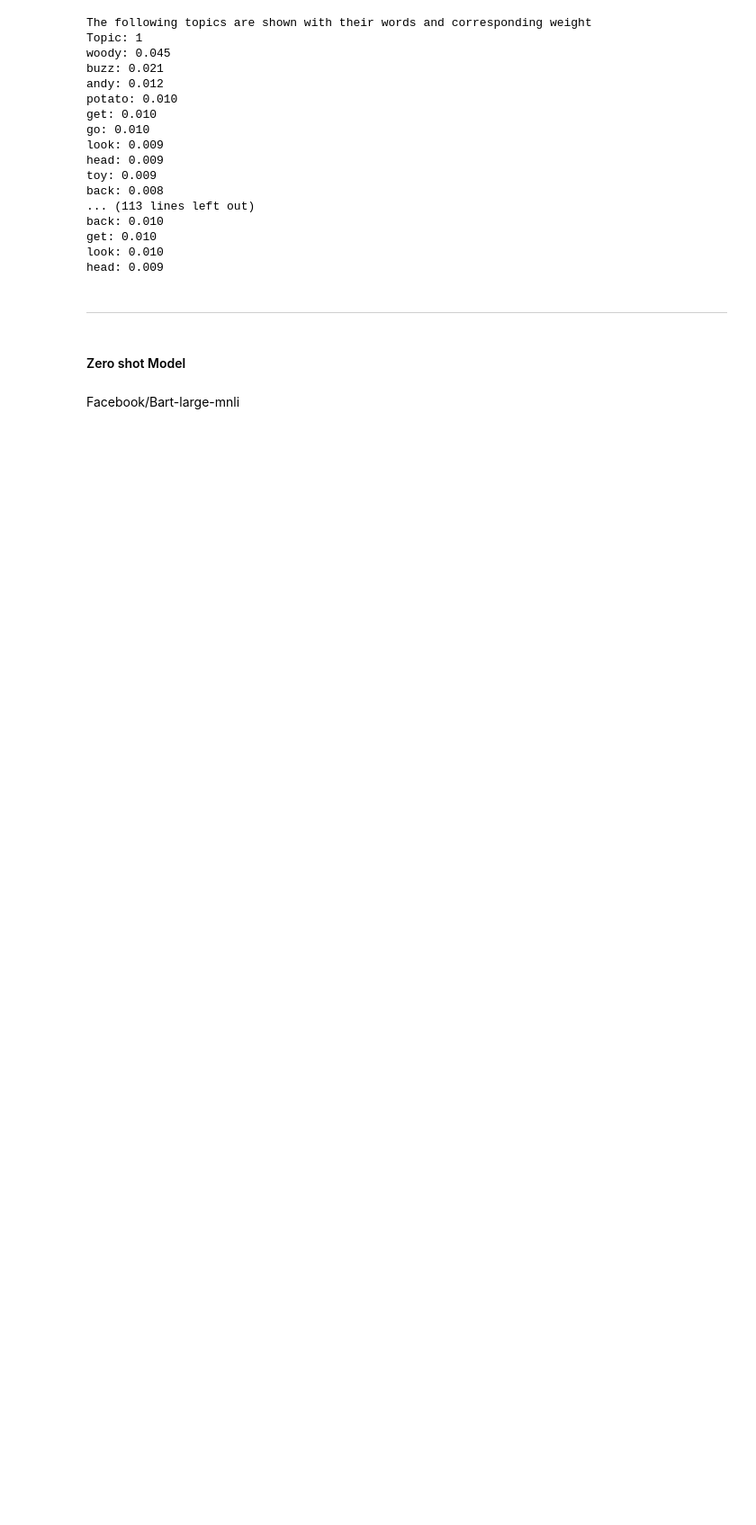
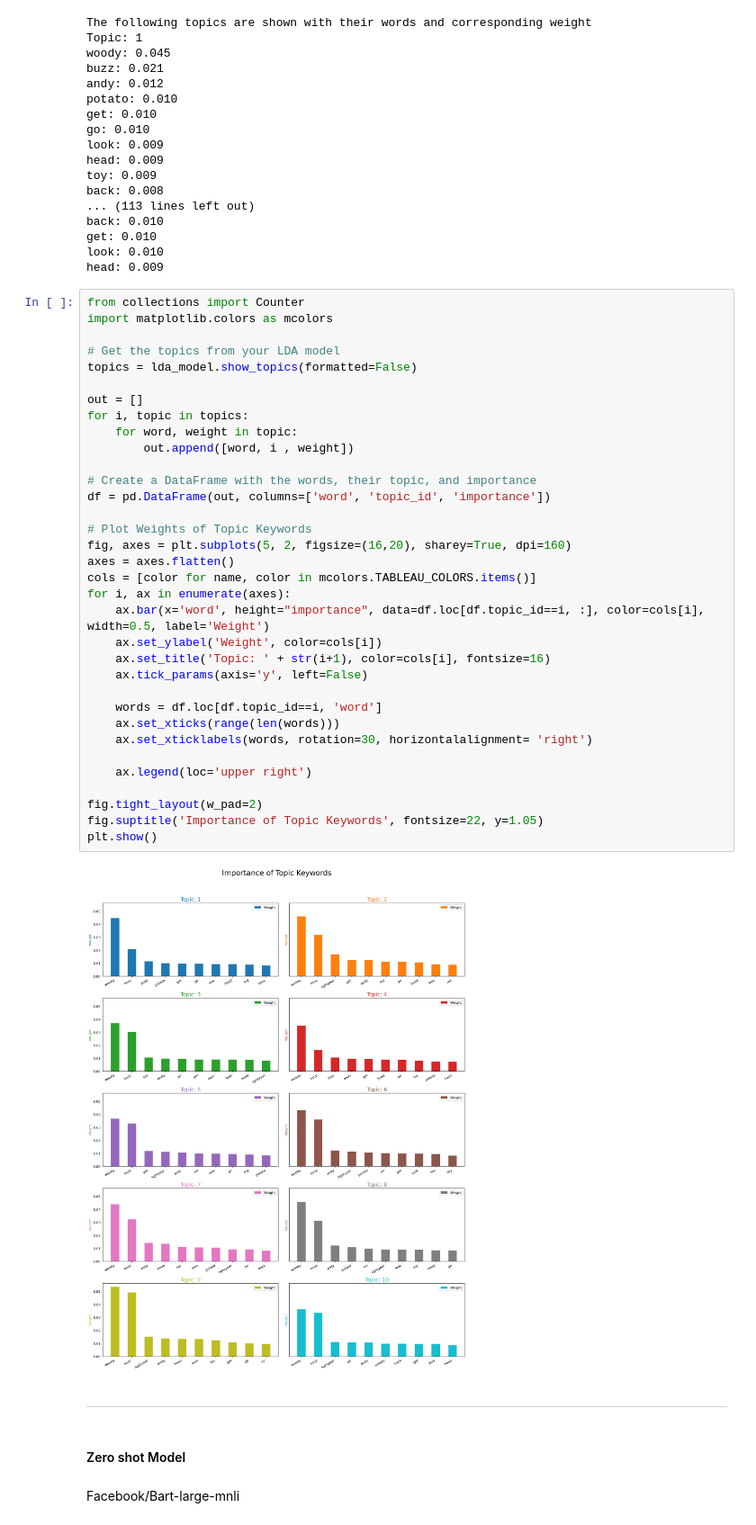
Before and after one commit to mau-JS/NLP-Project, a Jupyter notebook: ProjectNLP.ipynb, the cells around one changed output. Shown at 90% size. Drawn from its saved outputs; the diff is of its cells as text; blank space fills up the shorter version.

```diff
--- a/ProjectNLP.ipynb
+++ b/ProjectNLP.ipynb
@@ -394,6 +416,42 @@ back: 0.010
 get: 0.010
 look: 0.010
 head: 0.009
+# %%
+from collections import Counter
+import matplotlib.colors as mcolors
+
+# Get the topics from your LDA model
+topics = lda_model.show_topics(formatted=False)
+
+out = []
+for i, topic in topics:
+    for word, weight in topic:
+        out.append([word, i , weight])
+
+# Create a DataFrame with the words, their topic, and importance
+df = pd.DataFrame(out, columns=['word', 'topic_id', 'importance'])
+
+# Plot Weights of Topic Keywords
+fig, axes = plt.subplots(5, 2, figsize=(16,20), sharey=True, dpi=160)
+axes = axes.flatten()
+cols = [color for name, color in mcolors.TABLEAU_COLORS.items()]
+for i, ax in enumerate(axes):
+    ax.bar(x='word', height="importance", data=df.loc[df.topic_id==i, :], color=cols[i], width=0.5, label='Weight')
+    ax.set_ylabel('Weight', color=cols[i])
+    ax.set_title('Topic: ' + str(i+1), color=cols[i], fontsize=16)
+    ax.tick_params(axis='y', left=False)
+
+    words = df.loc[df.topic_id==i, 'word']
+    ax.set_xticks(range(len(words)))
+    ax.set_xticklabels(words, rotation=30, horizontalalignment= 'right')
+
+    ax.legend(loc='upper right')
+
+fig.tight_layout(w_pad=2)
+fig.suptitle('Importance of Topic Keywords', fontsize=22, y=1.05)
+plt.show()
+# %% [output]
+[figure, added]
 # %% [markdown]
 ---
 # %% [markdown]
```
Also changed, not shown: parts of 14 cells of this notebook.
